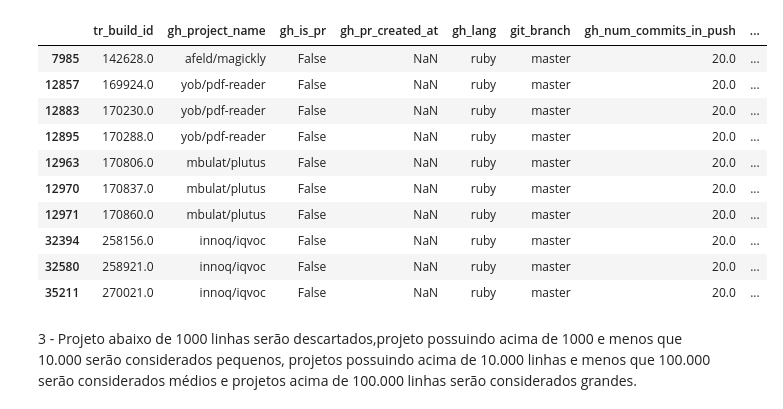
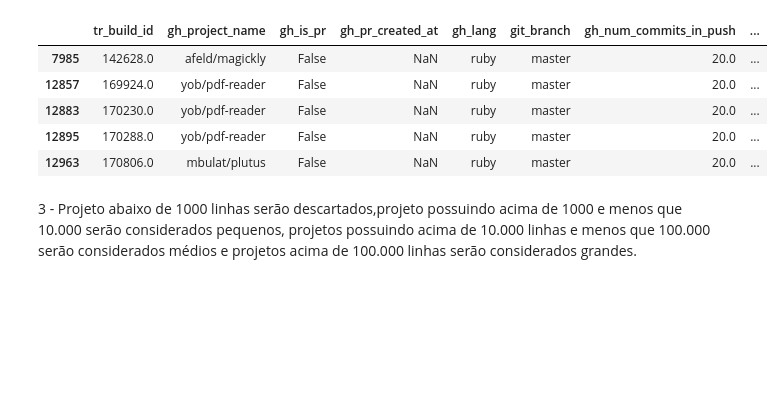
Before and after one commit to wagnernegrao/ci-analysis, a Jupyter notebook: src/project_size_week_frequency.ipynb, the cells around one changed output. Drawn from its saved outputs; the diff is of its cells as text; code cells hidden in the pictures; blank space fills up the shorter version.

```diff
--- a/src/project_size_week_frequency.ipynb
+++ b/src/project_size_week_frequency.ipynb
@@ -50,19 +50,14 @@ dataset = dataset.dropna(subset=['gh_num_commits_in_push']) #Remove NaN da colun
 dataset['gh_pushed_at'] = pd.to_datetime(dataset.gh_pushed_at)
 dataset = dataset.drop_duplicates(['tr_build_id']) # No projeto todo
 # %%
-dataset.head(10)
+dataset.head(5)
 # %% [output]
 |  | tr_build_id | gh_project_name | gh_is_pr | gh_pr_created_at | gh_lang | git_branch | gh_num_commits_in_push | ... |
 | 7985 | 142628.0 | afeld/magickly | False | NaN | ruby | master | 20.0 | ... |
 | 12857 | 169924.0 | yob/pdf-reader | False | NaN | ruby | master | 20.0 | ... |
 | 12883 | 170230.0 | yob/pdf-reader | False | NaN | ruby | master | 20.0 | ... |
 | 12895 | 170288.0 | yob/pdf-reader | False | NaN | ruby | master | 20.0 | ... |
 | 12963 | 170806.0 | mbulat/plutus | False | NaN | ruby | master | 20.0 | ... |
-| 12970 | 170837.0 | mbulat/plutus | False | NaN | ruby | master | 20.0 | ... |
-| 12971 | 170860.0 | mbulat/plutus | False | NaN | ruby | master | 20.0 | ... |
-| 32394 | 258156.0 | innoq/iqvoc | False | NaN | ruby | master | 20.0 | ... |
-| 32580 | 258921.0 | innoq/iqvoc | False | NaN | ruby | master | 20.0 | ... |
-| 35211 | 270021.0 | innoq/iqvoc | False | NaN | ruby | master | 20.0 | ... |
 # %% [markdown]
 <font size = 4/>
 3 - Projeto abaixo de 1000 linhas serão descartados,projeto possuindo acima de 1000 e menos que 10.000 serão considerados pequenos, projetos possuindo acima de 10.000 linhas e menos que 100.000 serão considerados médios e projetos acima de 100.000 linhas serão considerados grandes.
```
Also changed, not shown: parts of 2 cells of this notebook.
